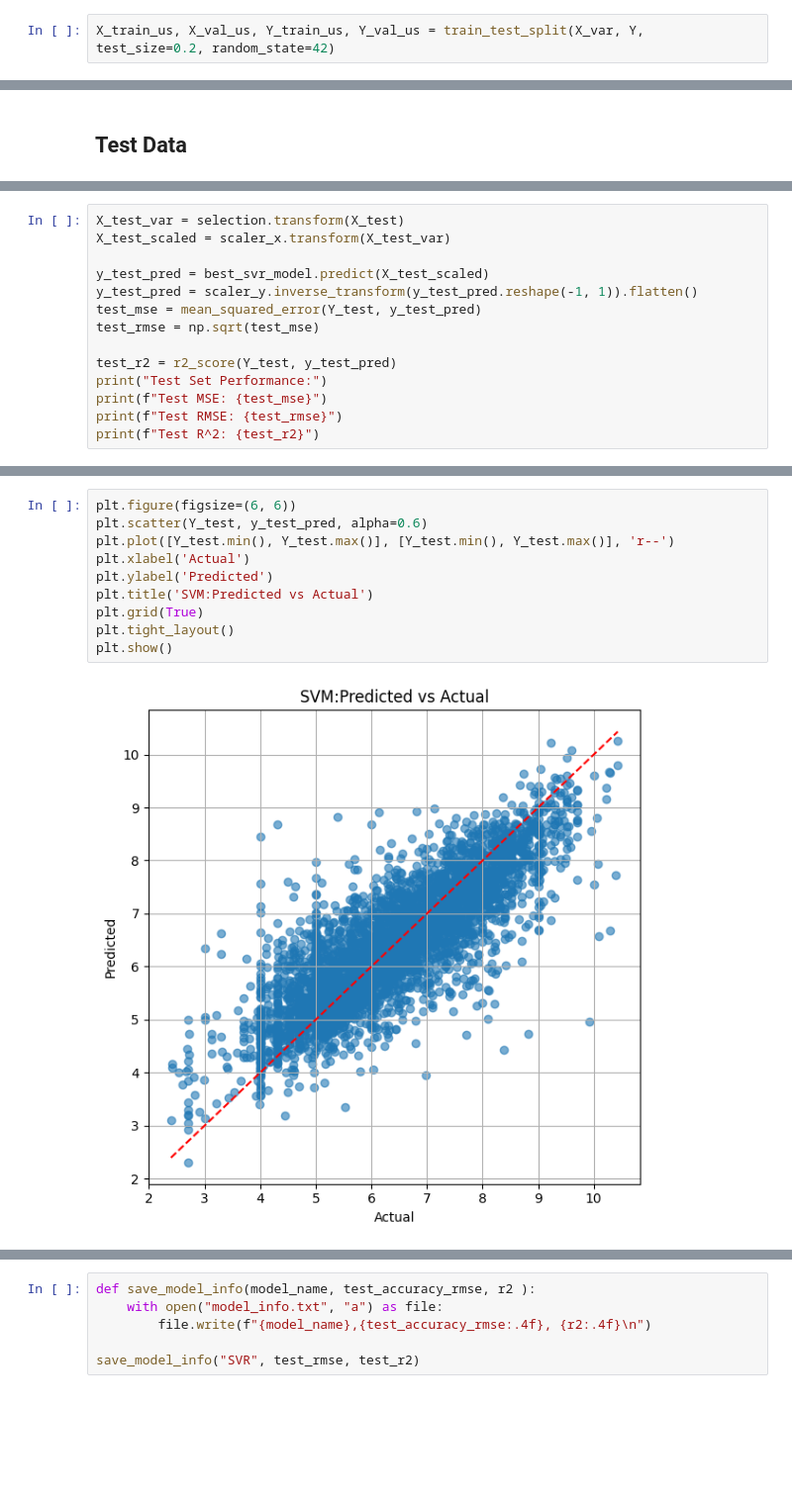
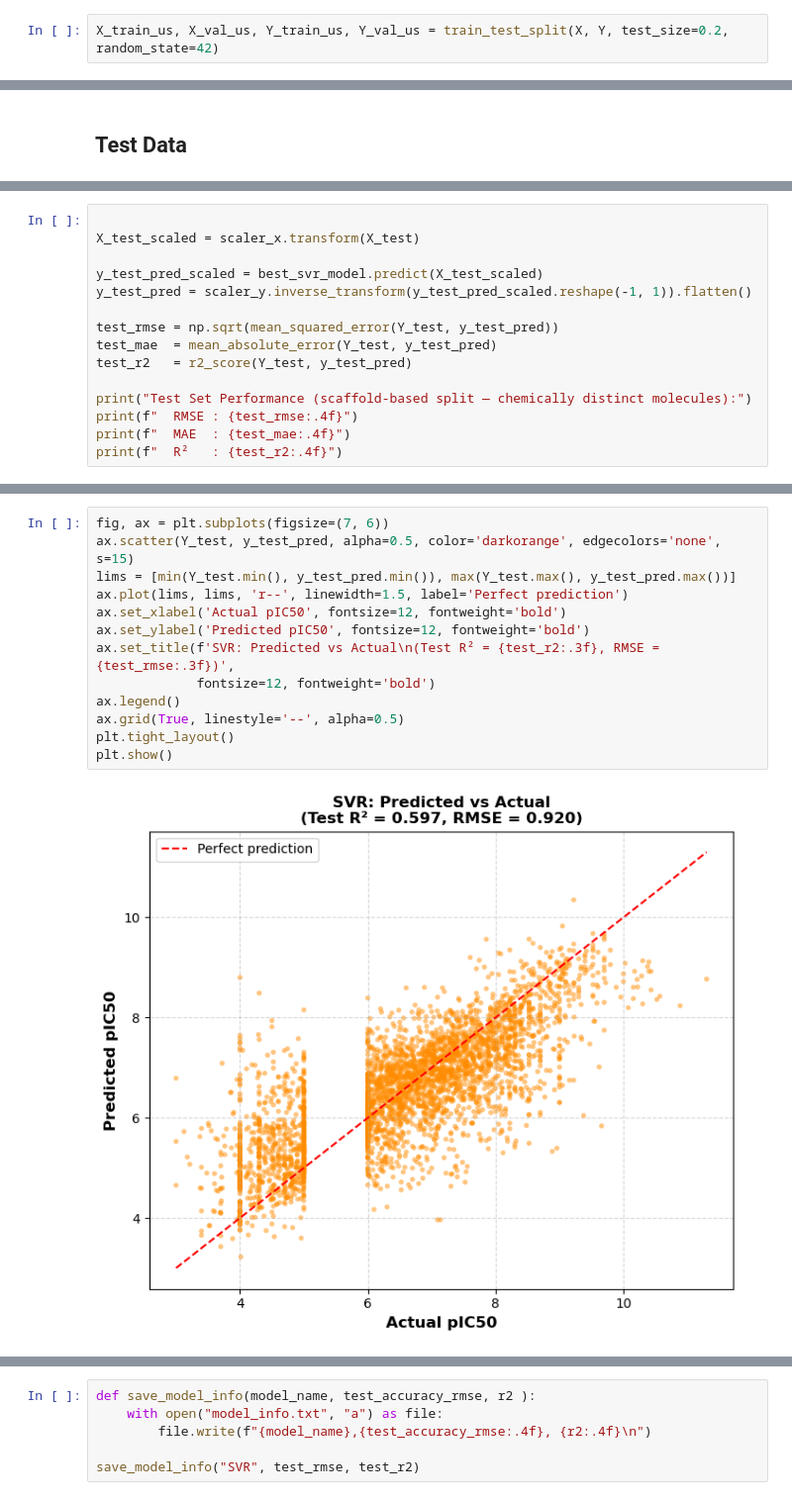
Before and after one commit to Sutharnisha/bioactivity_prediction, a Jupyter notebook: 4_Suport_Vector_Machine.ipynb, the cells around one changed output, grey strips where cells are left out. Shown at 99% size. Saved outputs shown, nothing was run; the diff lists cells and outputs as text; blank space fills up the shorter version.

```diff
--- a/4_Suport_Vector_Machine.ipynb
+++ b/4_Suport_Vector_Machine.ipynb
@@ -62,3 +38,3 @@ X_var.shape
 # %%
-X_train_us, X_val_us, Y_train_us, Y_val_us = train_test_split(X_var, Y, test_size=0.2, random_state=42)
+X_train_us, X_val_us, Y_train_us, Y_val_us = train_test_split(X, Y, test_size=0.2, random_state=42)
 # %% [markdown]
@@ -188,15 +163,16 @@ Here, the data is first inverse-transformed to ensure consistency across all mod
 # %%
-X_test_var = selection.transform(X_test)
-X_test_scaled = scaler_x.transform(X_test_var)
 
-y_test_pred = best_svr_model.predict(X_test_scaled)
-y_test_pred = scaler_y.inverse_transform(y_test_pred.reshape(-1, 1)).flatten()
-test_mse = mean_squared_error(Y_test, y_test_pred)
-test_rmse = np.sqrt(test_mse)
+X_test_scaled = scaler_x.transform(X_test)
 
-test_r2 = r2_score(Y_test, y_test_pred)
-print("Test Set Performance:")
-print(f"Test MSE: {test_mse}")
-print(f"Test RMSE: {test_rmse}")
-print(f"Test R^2: {test_r2}")
+y_test_pred_scaled = best_svr_model.predict(X_test_scaled)
+y_test_pred = scaler_y.inverse_transform(y_test_pred_scaled.reshape(-1, 1)).flatten()
+
+test_rmse = np.sqrt(mean_squared_error(Y_test, y_test_pred))
+test_mae  = mean_absolute_error(Y_test, y_test_pred)
+test_r2   = r2_score(Y_test, y_test_pred)
+
+print("Test Set Performance (scaffold-based split — chemically distinct molecules):")
+print(f"  RMSE : {test_rmse:.4f}")
+print(f"  MAE  : {test_mae:.4f}")
+print(f"  R²   : {test_r2:.4f}")
 # %% [output]
@@ -207,13 +183,16 @@ Test R^2: 0.6997855073664585
 # %%
-plt.figure(figsize=(6, 6))
-plt.scatter(Y_test, y_test_pred, alpha=0.6)
-plt.plot([Y_test.min(), Y_test.max()], [Y_test.min(), Y_test.max()], 'r--')
-plt.xlabel('Actual')
-plt.ylabel('Predicted')
-plt.title('SVM:Predicted vs Actual')
-plt.grid(True)
+fig, ax = plt.subplots(figsize=(7, 6))
+ax.scatter(Y_test, y_test_pred, alpha=0.5, color='darkorange', edgecolors='none', s=15)
+lims = [min(Y_test.min(), y_test_pred.min()), max(Y_test.max(), y_test_pred.max())]
+ax.plot(lims, lims, 'r--', linewidth=1.5, label='Perfect prediction')
+ax.set_xlabel('Actual pIC50', fontsize=12, fontweight='bold')
+ax.set_ylabel('Predicted pIC50', fontsize=12, fontweight='bold')
+ax.set_title(f'SVR: Predicted vs Actual\n(Test R² = {test_r2:.3f}, RMSE = {test_rmse:.3f})',
+             fontsize=12, fontweight='bold')
+ax.legend()
+ax.grid(True, linestyle='--', alpha=0.5)
 plt.tight_layout()
 plt.show()
 # %% [output]
-[figure, old version]
+[figure, new version]
 # %% [markdown]
```
Also changed, not shown: parts of 21 cells of this notebook, 12 other files.
